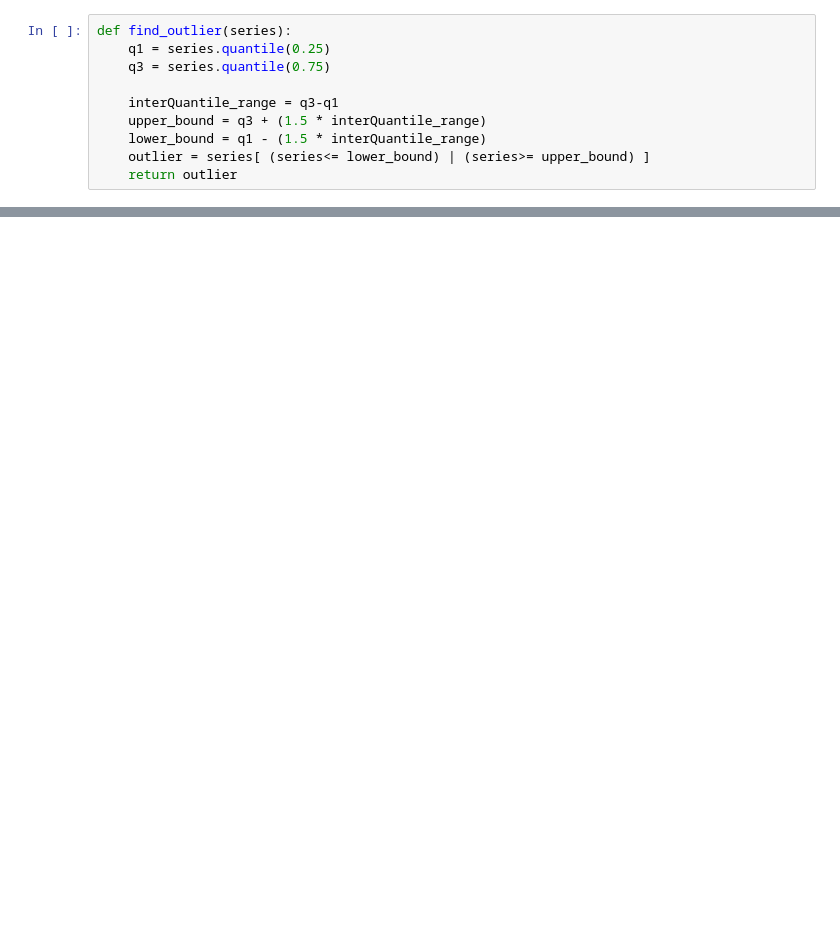
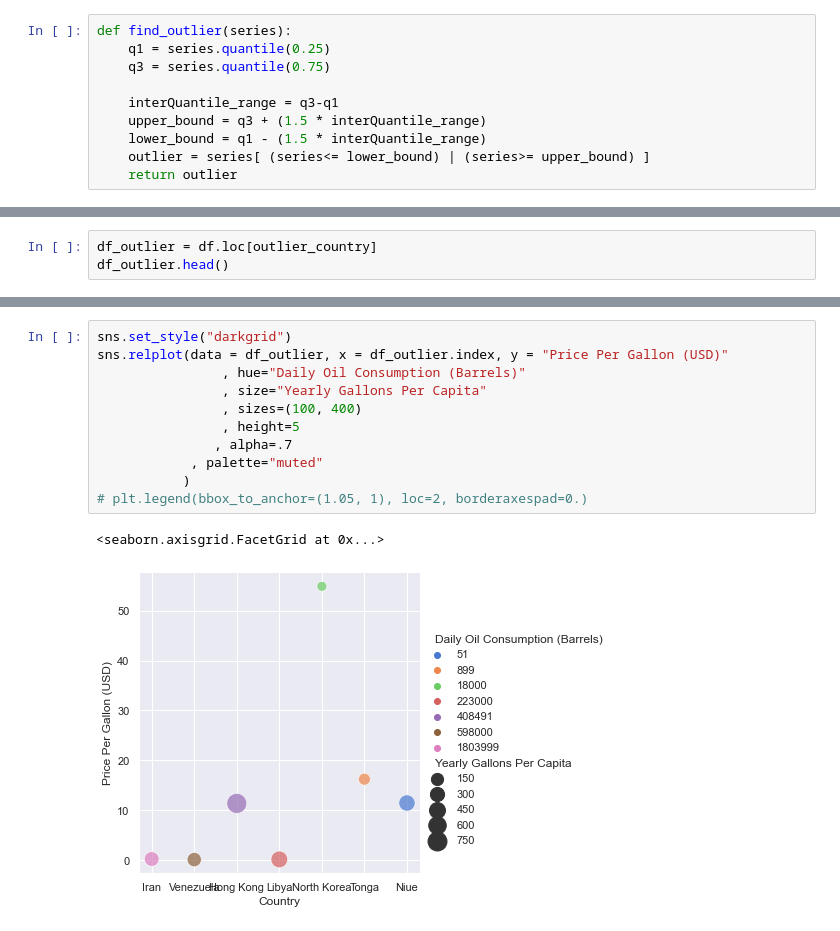
Before and after one commit to RaofaizanAPSACS/PetrolGasPricesWorldWide_EDA, a Jupyter notebook: Petrol prices.ipynb, the cells around one changed output, grey strips where cells are left out. Saved outputs shown, nothing was run; the diff lists cells and outputs as text; blank space fills up the shorter version.

```diff
--- a/Petrol prices.ipynb
+++ b/Petrol prices.ipynb
@@ -202,0 +202,3 @@ not_outlier_country
+# %%
+df_outlier = df.loc[outlier_country]
+df_outlier.head()
@@ -202,0 +231,14 @@ not_outlier_country
+# %%
+sns.set_style("darkgrid")
+sns.relplot(data = df_outlier, x = df_outlier.index, y = "Price Per Gallon (USD)"
+                , hue="Daily Oil Consumption (Barrels)"
+                , size="Yearly Gallons Per Capita"
+                , sizes=(100, 400)
+                , height=5
+               , alpha=.7
+            , palette="muted"
+           )
+# plt.legend(bbox_to_anchor=(1.05, 1), loc=2, borderaxespad=0.)
+# %% [output]
+<seaborn.axisgrid.FacetGrid at 0x...>
+[figure, added]
```
Also changed, not shown: parts of 9 cells of this notebook.
